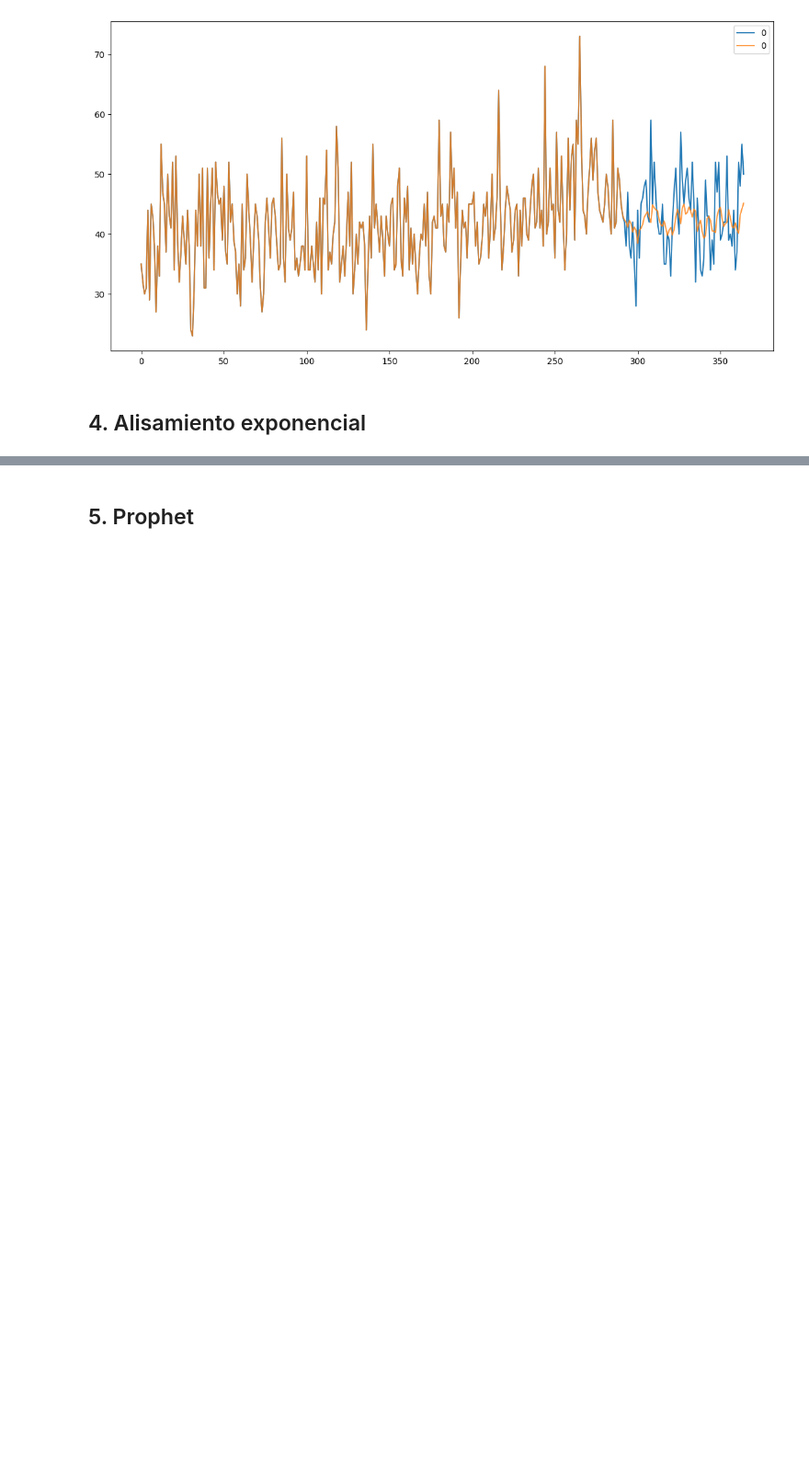
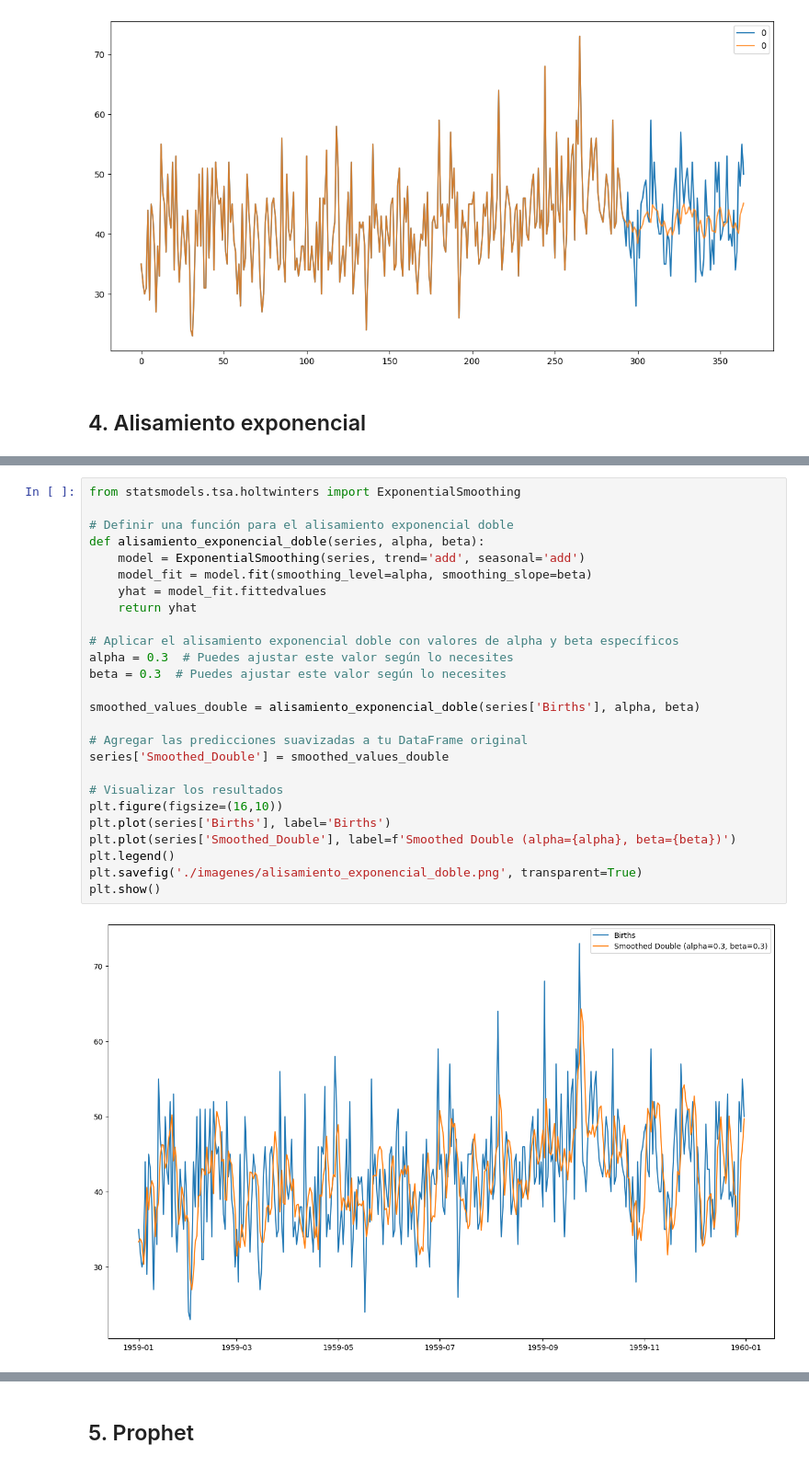
Before and after one commit to Priscigs/Lab3-DS, a Jupyter notebook: daily-total-female-births.ipynb, the cells around one changed output, grey strips where cells are left out. Shown at 92% size. Cells and saved outputs as stored; diff of their text form; blank space fills up the shorter version.

```diff
--- a/daily-total-female-births.ipynb
+++ b/daily-total-female-births.ipynb
@@ -397,0 +380,28 @@ IndexError: list index out of range
+# %%
+from statsmodels.tsa.holtwinters import ExponentialSmoothing
+
+# Definir una función para el alisamiento exponencial doble
+def alisamiento_exponencial_doble(series, alpha, beta):
+    model = ExponentialSmoothing(series, trend='add', seasonal='add')
+    model_fit = model.fit(smoothing_level=alpha, smoothing_slope=beta)
+    yhat = model_fit.fittedvalues
+    return yhat
+
+# Aplicar el alisamiento exponencial doble con valores de alpha y beta específicos
+alpha = 0.3  # Puedes ajustar este valor según lo necesites
+beta = 0.3  # Puedes ajustar este valor según lo necesites
+
+smoothed_values_double = alisamiento_exponencial_doble(series['Births'], alpha, beta)
+
+# Agregar las predicciones suavizadas a tu DataFrame original
+series['Smoothed_Double'] = smoothed_values_double
+
+# Visualizar los resultados
+plt.figure(figsize=(16,10))
+plt.plot(series['Births'], label='Births')
+plt.plot(series['Smoothed_Double'], label=f'Smoothed Double (alpha={alpha}, beta={beta})')
+plt.legend()
+plt.savefig('./imagenes/alisamiento_exponencial_doble.png', transparent=True)
+plt.show()
+# %% [output]
+[figure, added]
```
Also changed, not shown: parts of 11 cells of this notebook, 2 other files.
